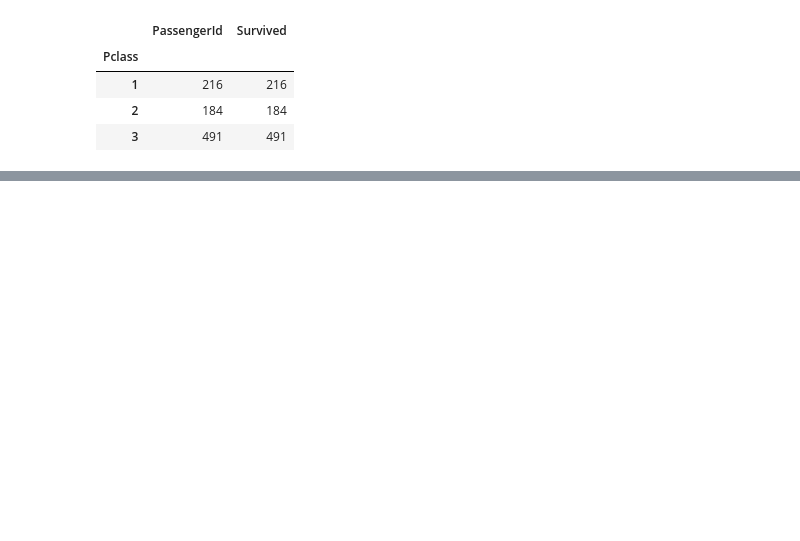
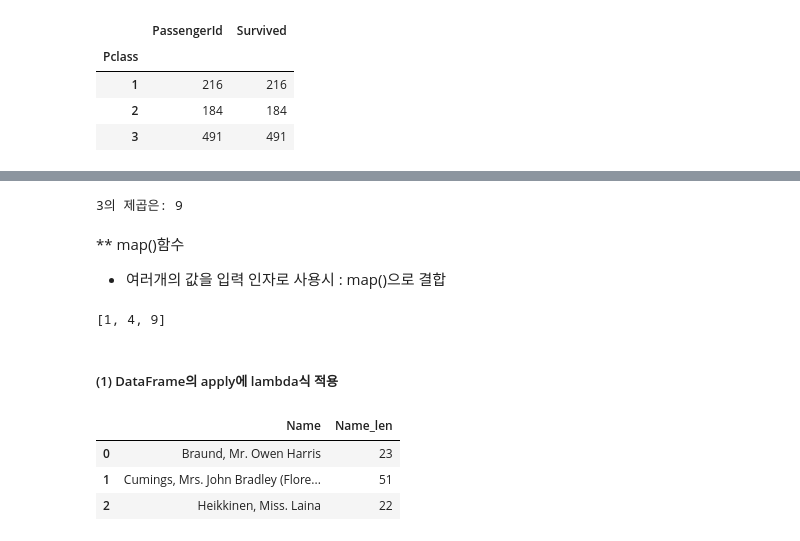
Before and after one commit to HyangheeNam/MachineLearning_Python_tutorial, a Jupyter notebook: 02.Pandas.ipynb, the cells around one changed output, grey strips where cells are left out. Saved outputs shown, nothing was run; the diff lists cells and outputs as text; code cells hidden in the pictures; blank space fills up the shorter version.

```diff
--- a/02.Pandas.ipynb
+++ b/02.Pandas.ipynb
@@ -1303,0 +1470,28 @@ titanic_groupby
+# %%
+lambda_square = lambda x : x**2
+print('3의 제곱은:', lambda_square(3))
+# %% [output]
+3의 제곱은: 9
+# %% [markdown]
+** map()함수
+- 여러개의 값을 입력 인자로 사용시 : map()으로 결합
+# %%
+a = [1, 2, 3]
+squares = map(lambda x : x**2, a)
+list(squares)
+# %% [output]
+[1, 4, 9]
+# %% [markdown]
+<h5>(1) DataFrame의 apply에 lambda식 적용</h5>
+# %%
+import pandas as pd
+
+titanic_df = pd.read_csv('data_handling/titanic_train.csv')
+
+titanic_df['Name_len']= titanic_df['Name'].apply(lambda x: len(x))
+titanic_df[ ['Name', 'Name_len'] ].head(3)
+# %% [output]
+|  | Name | Name_len |
+| 0 | Braund, Mr. Owen Harris | 23 |
+| 1 | Cumings, Mrs. John Bradley (Flore... | 51 |
+| 2 | Heikkinen, Miss. Laina | 22 |
```
Also changed, not shown: parts of 17 cells of this notebook.
